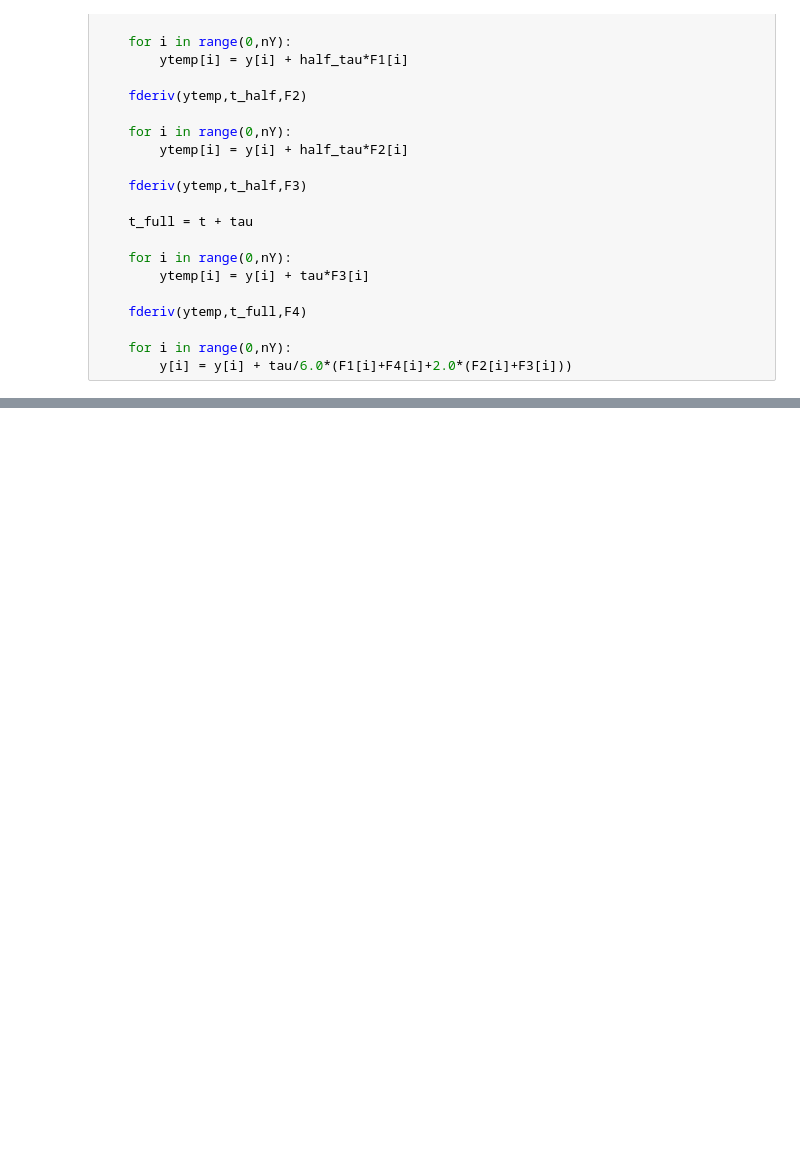
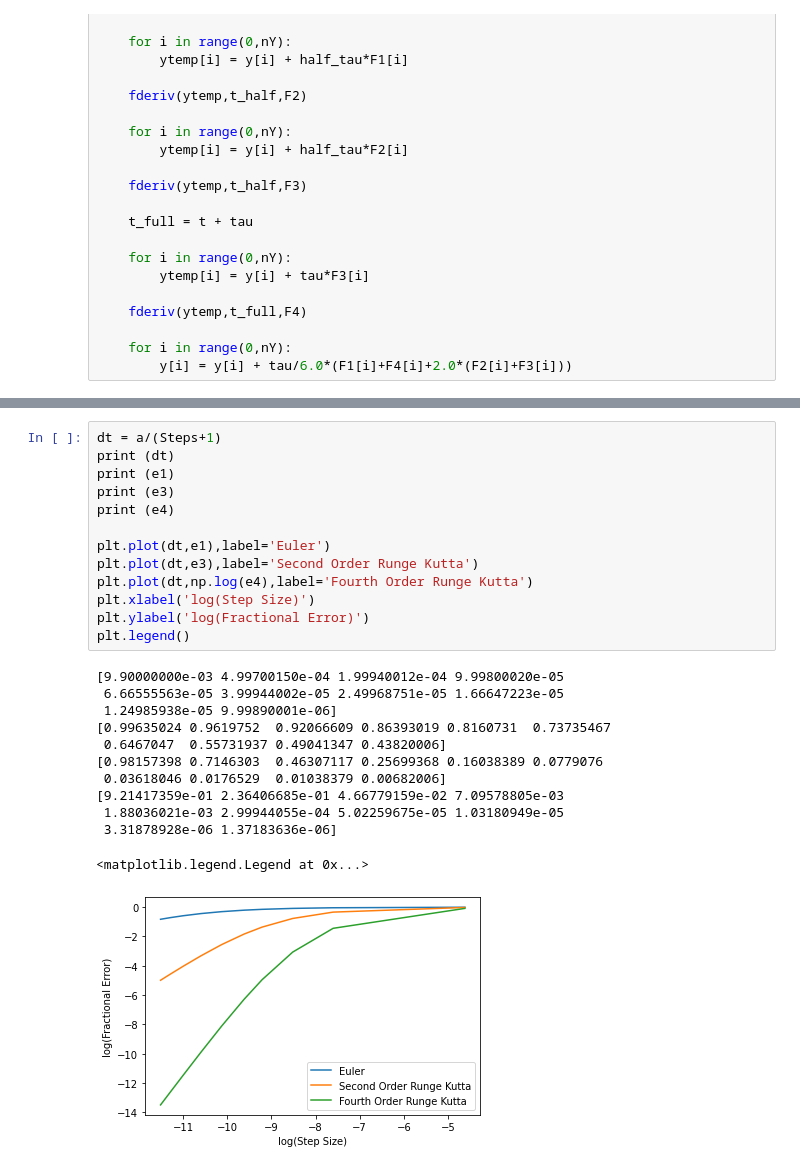
Before and after one commit to wutmeownow/phys441, a Jupyter notebook: JupyterNotebooks/Python/graph_runge_kutta_all.ipynb, the cells around one changed output, grey strips where cells are left out. Cells and saved outputs as stored; diff of their text form; blank space fills up the shorter version.

```diff
--- a/JupyterNotebooks/Python/graph_runge_kutta_all.ipynb
+++ b/JupyterNotebooks/Python/graph_runge_kutta_all.ipynb
@@ -268,0 +300,26 @@ axs[2].legend()
+# %%
+dt = a/(Steps+1)
+print (dt)
+print (e1)
+print (e3)
+print (e4)
+
+plt.plot(dt,e1),label='Euler')
+plt.plot(dt,e3),label='Second Order Runge Kutta')
+plt.plot(dt,np.log(e4),label='Fourth Order Runge Kutta')
+plt.xlabel('log(Step Size)')
+plt.ylabel('log(Fractional Error)')
+plt.legend()
+# %% [output]
+[9.90000000e-03 4.99700150e-04 1.99940012e-04 9.99800020e-05
+ 6.66555563e-05 3.99944002e-05 2.49968751e-05 1.66647223e-05
+ 1.24985938e-05 9.99890001e-06]
+[0.99635024 0.9619752  0.92066609 0.86393019 0.8160731  0.73735467
+ 0.6467047  0.55731937 0.49041347 0.43820006]
+[0.98157398 0.7146303  0.46307117 0.25699368 0.16038389 0.0779076
+ 0.03618046 0.0176529  0.01038379 0.00682006]
+[9.21417359e-01 2.36406685e-01 4.66779159e-02 7.09578805e-03
+ 1.88036021e-03 2.99944055e-04 5.02259675e-05 1.03180949e-05
+ 3.31878928e-06 1.37183636e-06]
+<matplotlib.legend.Legend at 0x...>
+[figure, added]
```
Also changed, not shown: parts of 3 cells of this notebook.
